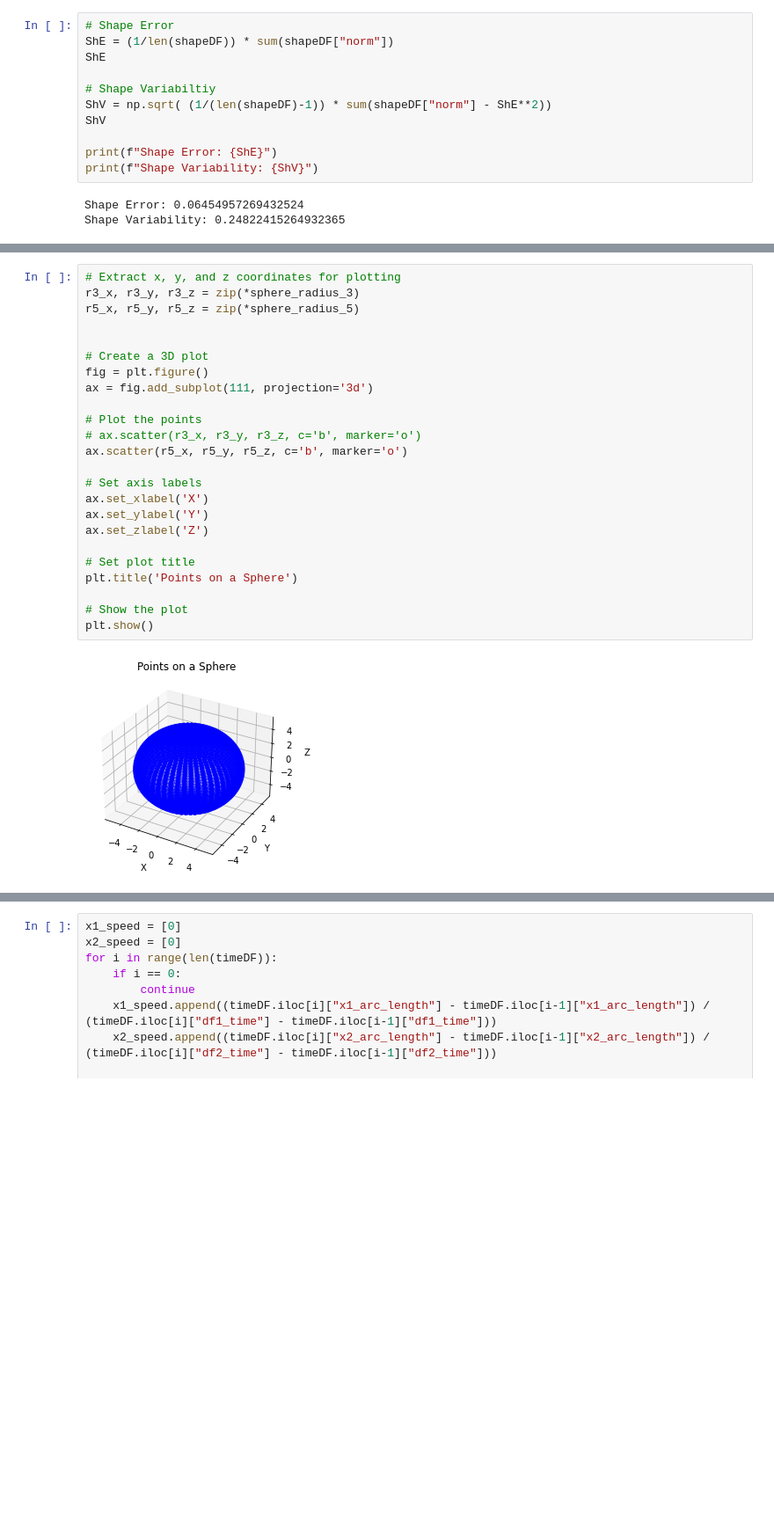
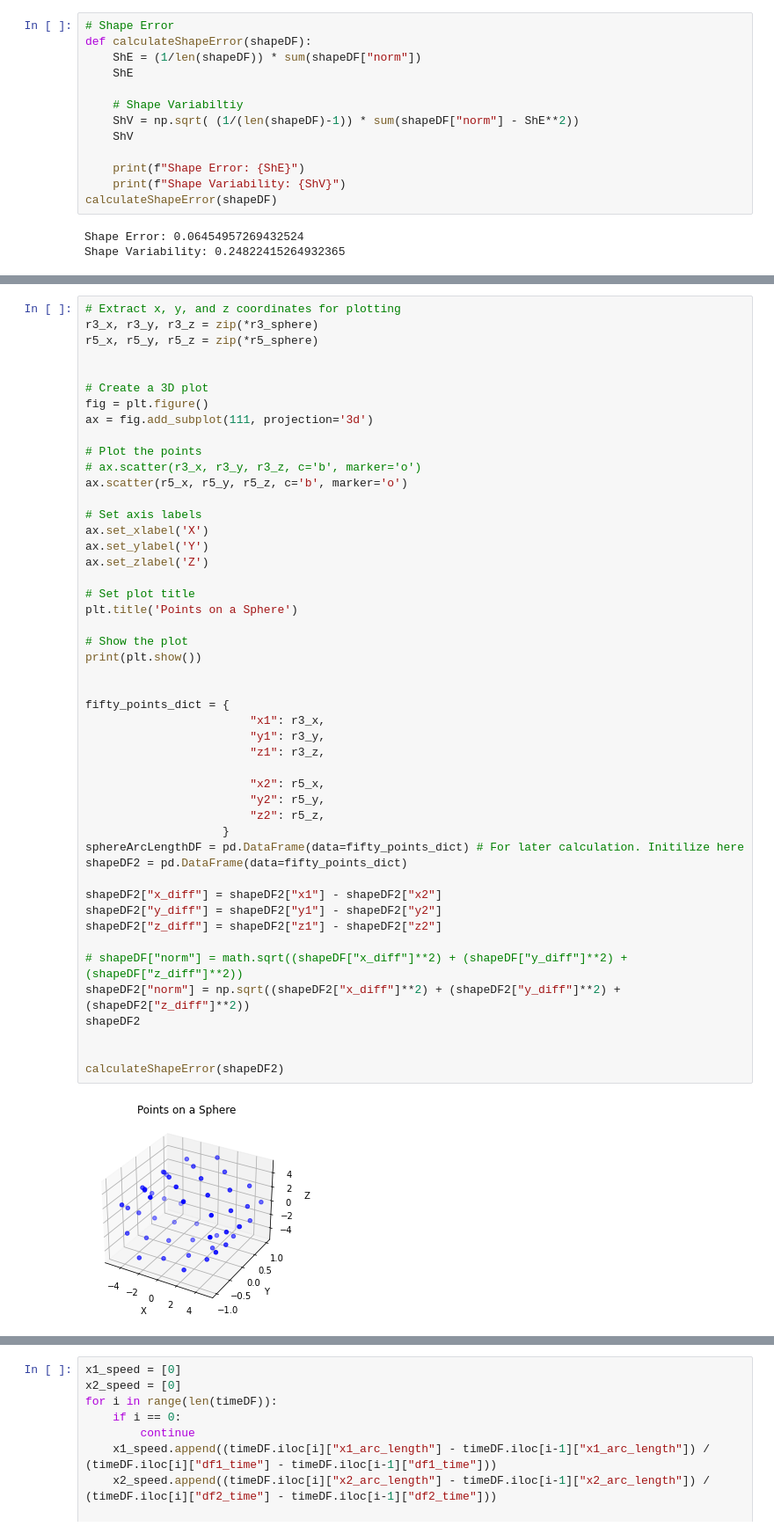
Before and after one commit to tvilxyz/gestureInterface, a Jupyter notebook: DataAnalysis/stroke_comparison_tyler.ipynb, the cells around one changed output, grey strips where cells are left out. Shown at 88% size. Saved outputs shown, nothing was run; the diff lists cells and outputs as text; blank space fills up the shorter version.

```diff
--- a/DataAnalysis/stroke_comparison_tyler.ipynb
+++ b/DataAnalysis/stroke_comparison_tyler.ipynb
@@ -238,14 +220,16 @@ shapeDF
 # %%
 # Shape Error
-ShE = (1/len(shapeDF)) * sum(shapeDF["norm"])
-ShE
+def calculateShapeError(shapeDF):
+    ShE = (1/len(shapeDF)) * sum(shapeDF["norm"])
+    ShE
 
-# Shape Variabiltiy
-ShV = np.sqrt( (1/(len(shapeDF)-1)) * sum(shapeDF["norm"] - ShE**2))
-ShV
+    # Shape Variabiltiy
+    ShV = np.sqrt( (1/(len(shapeDF)-1)) * sum(shapeDF["norm"] - ShE**2))
+    ShV
 
-print(f"Shape Error: {ShE}")
-print(f"Shape Variability: {ShV}")
+    print(f"Shape Error: {ShE}")
+    print(f"Shape Variability: {ShV}")
+calculateShapeError(shapeDF)
 # %% [output]
 Shape Error: 0.06454957269432524
 Shape Variability: 0.24822415264932365
@@ -295,26 +259,50 @@ sphere_radius_5
 # %%
 # Extract x, y, and z coordinates for plotting
-r3_x, r3_y, r3_z = zip(*sphere_radius_3)
-r5_x, r5_y, r5_z = zip(*sphere_radius_5)
+r3_x, r3_y, r3_z = zip(*r3_sphere)
+r5_x, r5_y, r5_z = zip(*r5_sphere)
 
 
 # Create a 3D plot
 fig = plt.figure()
 ax = fig.add_subplot(111, projection='3d')
 
 # Plot the points
 # ax.scatter(r3_x, r3_y, r3_z, c='b', marker='o')
 ax.scatter(r5_x, r5_y, r5_z, c='b', marker='o')
 
 # Set axis labels
 ax.set_xlabel('X')
 ax.set_ylabel('Y')
 ax.set_zlabel('Z')
 
 # Set plot title
 plt.title('Points on a Sphere')
 
 # Show the plot
-plt.show()
+print(plt.show())
+
+
+fifty_points_dict = {
+                        "x1": r3_x,
+                        "y1": r3_y,
+                        "z1": r3_z,
+
+                        "x2": r5_x,
+                        "y2": r5_y,
+                        "z2": r5_z,
+                    }
+sphereArcLengthDF = pd.DataFrame(data=fifty_points_dict) # For later calculation. Initilize here
+shapeDF2 = pd.DataFrame(data=fifty_points_dict)
+
+shapeDF2["x_diff"] = shapeDF2["x1"] - shapeDF2["x2"]
+shapeDF2["y_diff"] = shapeDF2["y1"] - shapeDF2["y2"]
+shapeDF2["z_diff"] = shapeDF2["z1"] - shapeDF2["z2"]
+
+# shapeDF["norm"] = math.sqrt((shapeDF["x_diff"]**2) + (shapeDF["y_diff"]**2) + (shapeDF["z_diff"]**2))
+shapeDF2["norm"] = np.sqrt((shapeDF2["x_diff"]**2) + (shapeDF2["y_diff"]**2) + (shapeDF2["z_diff"]**2))
+shapeDF2
+
+
+calculateShapeError(shapeDF2)
 # %% [output]
-[figure, old version]
+[figure, new version]
```
Also changed, not shown: parts of 14 cells of this notebook.
